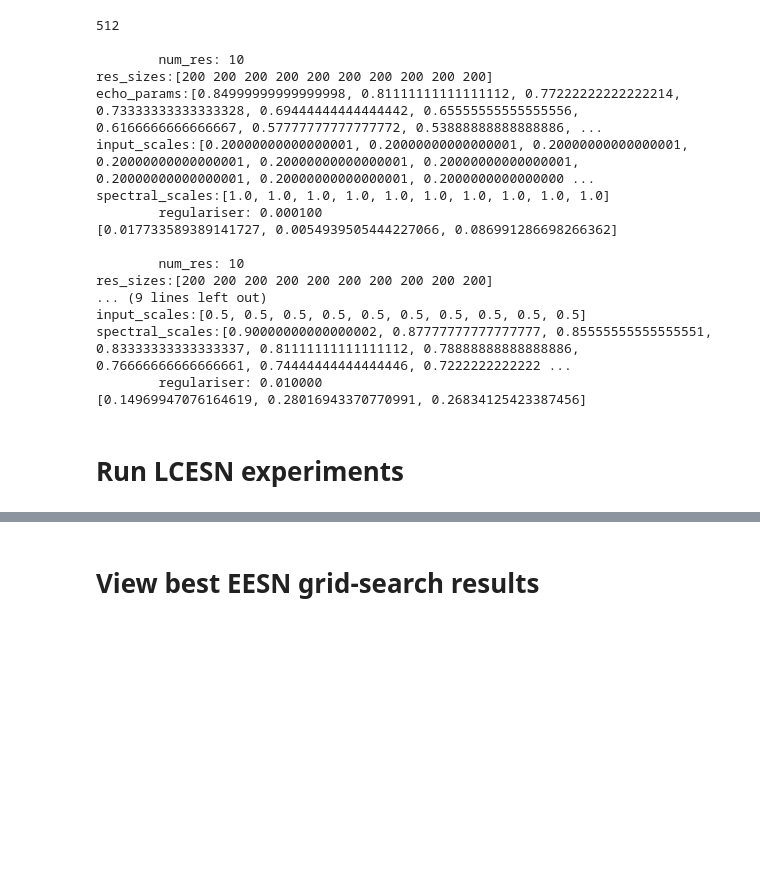
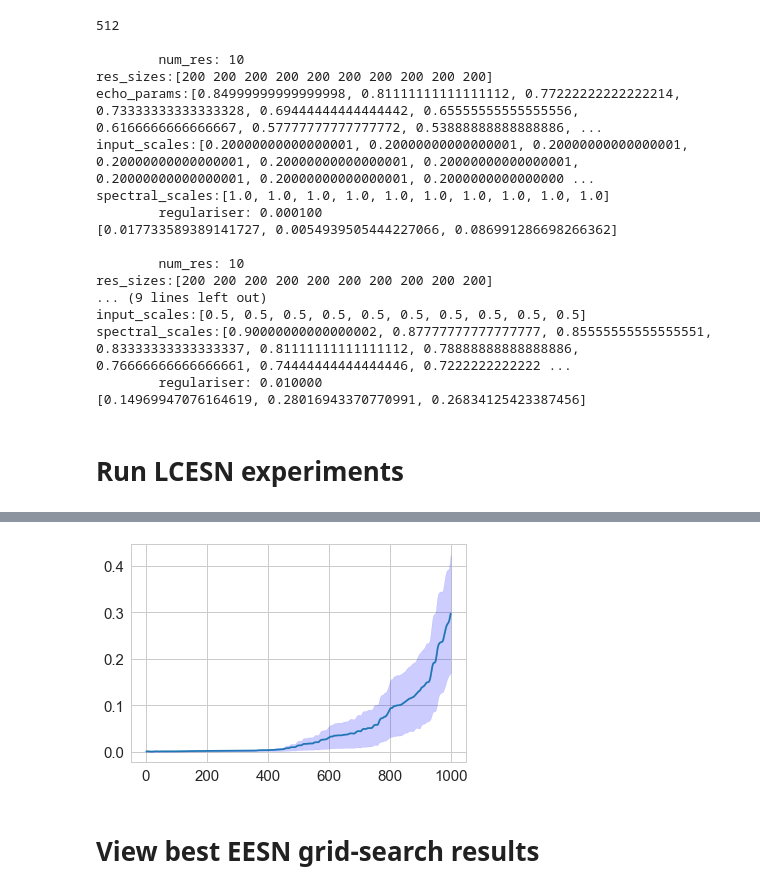
Before and after one commit to zimmerman-cole/esn_experiments, a Jupyter notebook: view_results.ipynb, the cells around one changed output, grey strips where cells are left out. Cells and saved outputs as stored; diff of their text form; code cells hidden in the pictures; blank space fills up the shorter version.

```diff
--- a/view_results.ipynb
+++ b/view_results.ipynb
@@ -15,10 +15,24 @@ sns.set_style('whitegrid')
 sns.despine()
 sns.set_context('notebook', font_scale=1.5)
 
-data = np.array(run(15100)).reshape(-1, 1)
+USE_NEW_DATA = False
+
+if USE_NEW_DATA:
+    data = np.array(run(15100, beta=0.3, gamma=0.2)).reshape(-1, 1)
+else:
+    data = np.array(run(15100)).reshape(-1, 1)
+
 split = 14100
 X_train = np.array(data[:split-1])
 y_train = np.array(data[1:split])
 X_valid = np.array(data[split-1:-1])
 y_valid = np.array(data[split:])
 data_mean = np.mean(data)
+
+if 0:
+    f, (ax1, ax2) = plt.subplots(2, 1, sharex=True, sharey=True, figsize=(12, 12))
+    ax1.plot(range(1000), data[:1000])
+    ax2.plot(range(1000), data_new[:1000])
+    plt.show()
+
+    print(np.sum((data - data_new)**2))
@@ -61,6 +73,7 @@ spectral_scales:[0.90000000000000002, 0.87777777777777777, 0.85555555555555551,
 # %%
 def run_tests_LCESN(n_runs=10):
     errors = []
+    predics = []
     for _ in range(n_runs):
         start_time = time.time()
 
@@ -88,6 +101,7 @@ def run_tests_LCESN(n_runs=10):
         print('Took %f seconds.' % (time.time() - start_time))
 
         y_pred = np.array(y_pred).squeeze()
+        predics.append(y_pred)
 
         error = nrmse(y_valid, y_pred, data_mean)
         print('NRMSE: %f' % error)
@@ -98,9 +112,11 @@ def run_tests_LCESN(n_runs=10):
     to_save[model.info()] = errors
 
     title = 'Results/LCESN/GOOD'+time.asctime()[3:-5].replace(' ', '-')+'.p'
+    if USE_NEW_DATA:
+        title = 'NEW_DATA_' + title
     pkl.dump(to_save, open(title, 'wb'))
 
-    return errors
+    return errors, predics
 
-errors_dense = run_tests_LCESN(n_runs=200)
+errors, predics = run_tests_LCESN(n_runs=10)
 # %% [output]
@@ -124,3 +140,24 @@ NRMSE: 0.392910
+# %%
+iter_errors = []
+iter_stds = []
+for i in range(1, len(y_valid)):
+    err_is = []
+    for j in range(len(predics)):
+        err_is.append(nrmse(predics[j, :i], y_valid[:i], data_mean))
+    err_is = np.array(err_is).reshape(10, 1)
+    iter_errors.append(np.mean(err_is))
+    iter_stds.append(np.std(err_is))
+
+iter_errors, iter_stds = np.array(iter_errors), np.array(iter_stds)
+err_plus = iter_errors + iter_stds
+err_minus = iter_errors - iter_stds
+
+plt.plot(xs[1:], iter_errors)
+plt.fill_between(xs[1:], err_plus, iter_errors, alpha=0.2, color='blue')
+plt.fill_between(xs[1:], iter_errors, err_minus, alpha=0.2, color='blue')
+plt.show()
+# %% [output]
+[figure, added]
 # %% [markdown]
 # View best EESN grid-search results
 # %%
```
Also changed, not shown: parts of 5 cells of this notebook, 1 other file.
